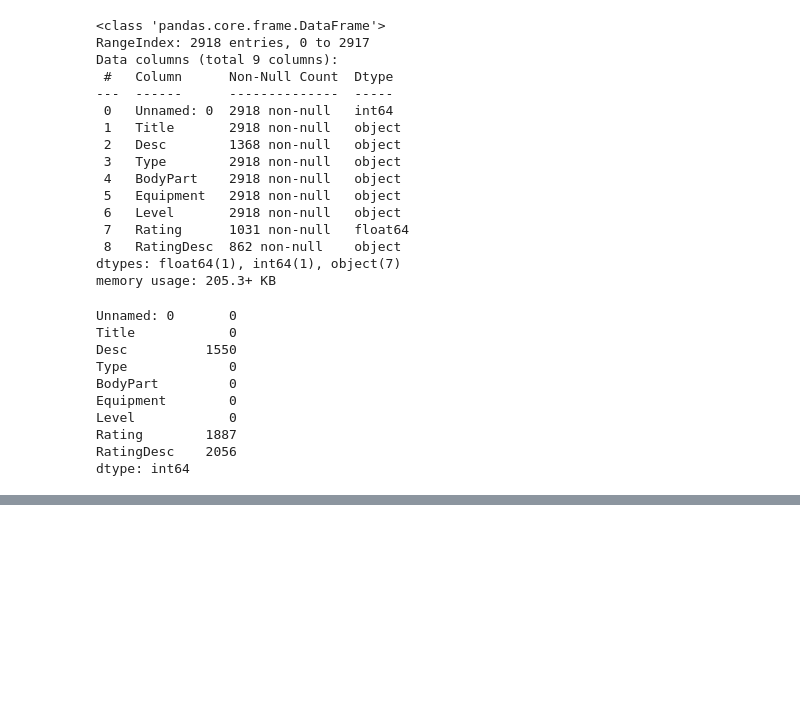
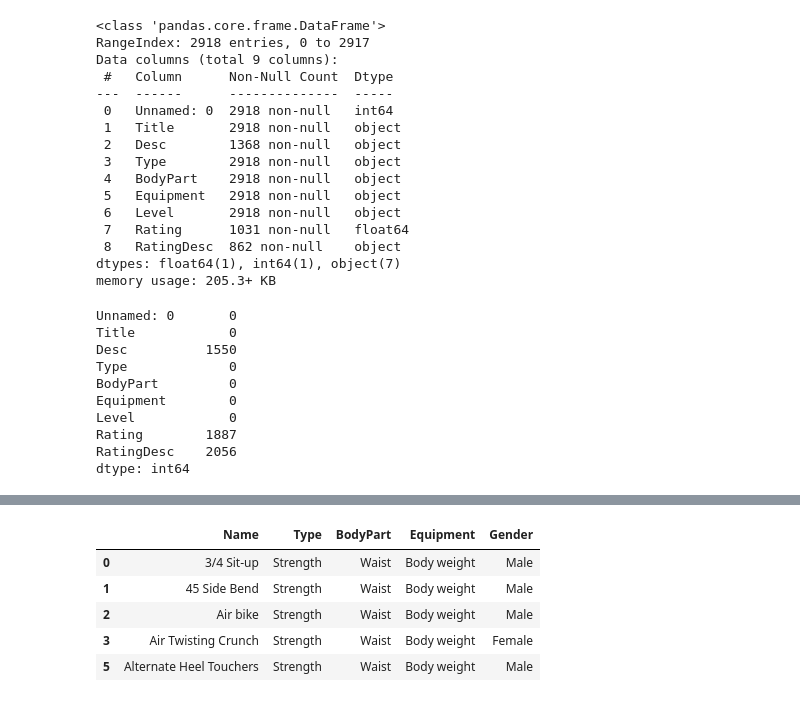
Before and after one commit to Insisted/CH2-PS020_FitSync, a Jupyter notebook: ML/model/Workout-Recommender.ipynb, the cells around one changed output, grey strips where cells are left out. Cells and saved outputs as stored; diff of their text form; code cells hidden in the pictures; blank space fills up the shorter version.

```diff
--- a/ML/model/Workout-Recommender.ipynb
+++ b/ML/model/Workout-Recommender.ipynb
@@ -30,5 +41,4 @@ Downloading gym-exercise-data.zip to /content
 import pandas as pd
 # %%
 df = pd.read_csv(dataset_path) # https://www.kaggle.com/datasets/niharika41298/gym-exercise-data
-
-df.head()
+df_xls = pd.read_excel(xls_path, sheet_name='Animated GIFs')
@@ -137,0 +154,13 @@ Triceps (2, 5)
+# %%
+df_xls.drop(['ID', 'Target', 'Synergist'], axis=1, inplace=True)
+df_xls.rename(columns = {'Exercise type': 'Type'}, inplace=True)
+# %%
+# Convert to categorical
+df_xls['Name'] = pd.Categorical(df_xls.Name)
+df_xls['Type'] = pd.Categorical(df_xls['Type'])
+df_xls['BodyPart'] = pd.Categorical(df_xls.BodyPart)
+df_xls['Gender'] = pd.Categorical(df_xls.Gender)
+
+df_xls = df_xls.loc[(df_xls.Equipment == 'Body weight')]
+
+df_xls.info()
@@ -137,0 +180,9 @@ Triceps (2, 5)
+# %%
+df_xls.head()
+# %% [output]
+|  | Name | Type | BodyPart | Equipment | Gender |
+| 0 | 3/4 Sit-up | Strength | Waist | Body weight | Male |
+| 1 | 45 Side Bend | Strength | Waist | Body weight | Male |
+| 2 | Air bike | Strength | Waist | Body weight | Male |
+| 3 | Air Twisting Crunch | Strength | Waist | Body weight | Female |
+| 5 | Alternate Heel Touchers | Strength | Waist | Body weight | Male |
```
Also changed, not shown: parts of 13 cells of this notebook.
